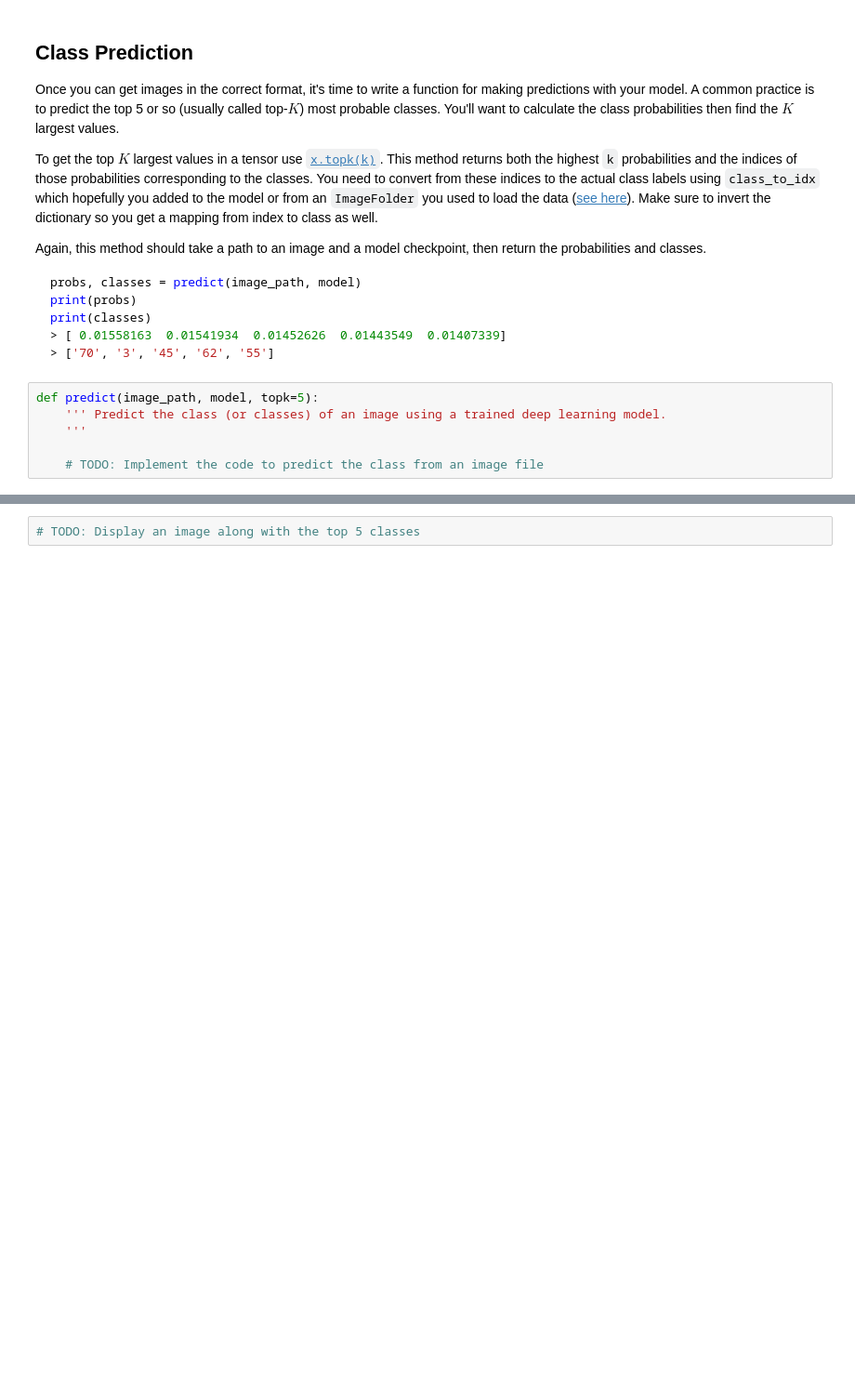
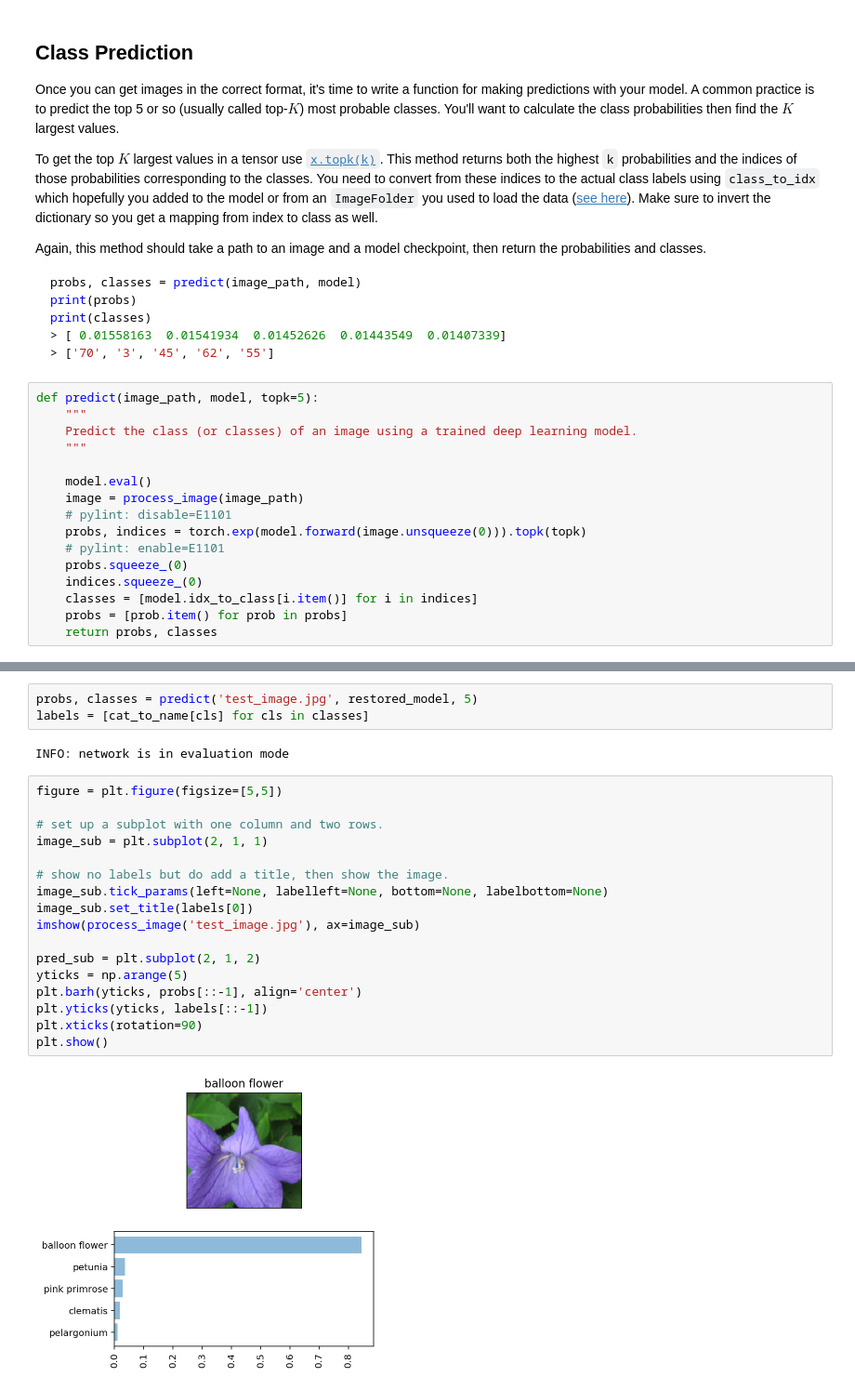
Before and after one commit to kisom/aipnd-classifier, a Jupyter notebook: Image Classifier Project.ipynb, the cells around one changed output, grey strips where cells are left out. Shown: that part at 93% size. Cells and saved outputs as stored; diff of their text form; blank space fills up the shorter version.

````diff
--- a/Image Classifier Project.ipynb
+++ b/Image Classifier Project.ipynb
@@ -223,12 +229,22 @@ print(classes)
 > [ 0.01558163  0.01541934  0.01452626  0.01443549  0.01407339]
 > ['70', '3', '45', '62', '55']
 ```
-# %%
-def predict(image_path, model, topk=5):
-    ''' Predict the class (or classes) of an image using a trained deep learning model.
-    '''
-
-    # TODO: Implement the code to predict the class from an image file
+# %%
+def predict(image_path, model, topk=5):
+    """
+    Predict the class (or classes) of an image using a trained deep learning model.
+    """
+
+    model.eval()
+    image = process_image(image_path)
+    # pylint: disable=E1101
+    probs, indices = torch.exp(model.forward(image.unsqueeze(0))).topk(topk)
+    # pylint: enable=E1101
+    probs.squeeze_(0)
+    indices.squeeze_(0)
+    classes = [model.idx_to_class[i.item()] for i in indices]
+    probs = [prob.item() for prob in probs]
+    return probs, classes
 # %% [markdown]
 ## Sanity Checking
 
@@ -237,5 +253,27 @@ Now that you can use a trained model for predictions, check to make sure it make
 <img src='assets/inference_example.png' width=300px>
 
 You can convert from the class integer encoding to actual flower names with the `cat_to_name.json` file (should have been loaded earlier in the notebook). To show a PyTorch tensor as an image, use the `imshow` function defined above.
-# %%
-# TODO: Display an image along with the top 5 classes
+# %%
+probs, classes = predict('test_image.jpg', restored_model, 5)
+labels = [cat_to_name[cls] for cls in classes]
+# %% [output]
+INFO: network is in evaluation mode
+# %%
+figure = plt.figure(figsize=[5,5])
+
+# set up a subplot with one column and two rows.
+image_sub = plt.subplot(2, 1, 1)
+
+# show no labels but do add a title, then show the image.
+image_sub.tick_params(left=None, labelleft=None, bottom=None, labelbottom=None)
+image_sub.set_title(labels[0])
+imshow(process_image('test_image.jpg'), ax=image_sub)
+
+pred_sub = plt.subplot(2, 1, 2)
+yticks = np.arange(5)
+plt.barh(yticks, probs[::-1], align='center')
+plt.yticks(yticks, labels[::-1])
+plt.xticks(rotation=90)
+plt.show()
+# %% [output]
+[figure, added]
````
Also changed, not shown: parts of 7 cells of this notebook, 7 other files.
